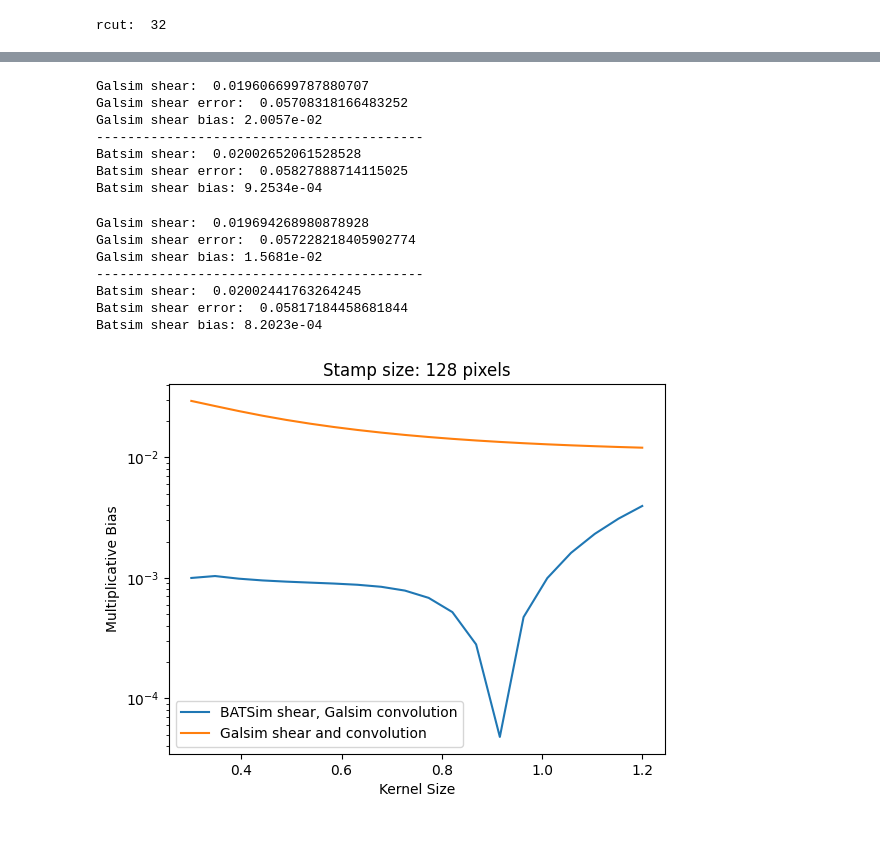
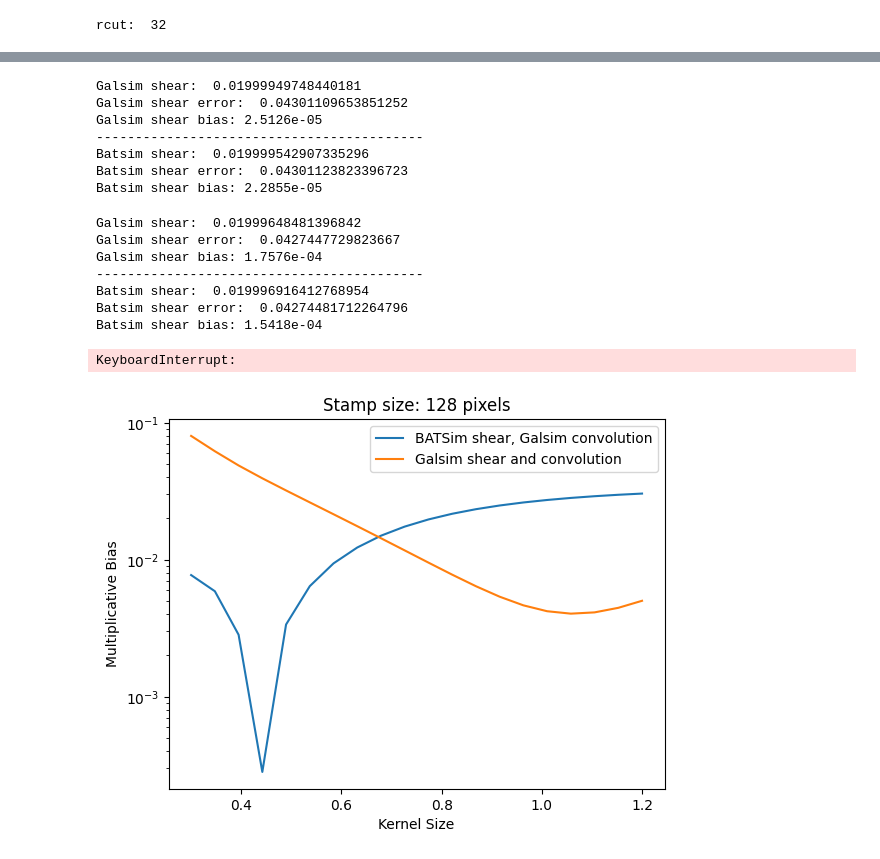
Before and after one commit to CMacM/FPFS-project, a Jupyter notebook: batsim_shear_measurement.ipynb, the cells around one changed output, grey strips where cells are left out. Drawn from its saved outputs; the diff is of its cells as text; code cells hidden in the pictures.

Commit message:
Added scripts for multiplicative bias tests and generating IA sims

```diff
--- a/batsim_shear_measurement.ipynb
+++ b/batsim_shear_measurement.ipynb
@@ -16,13 +18,11 @@ from tqdm import tqdm, trange
 cosmos_cat = galsim.COSMOSCatalog()
 
 # create a galaxy
-rng = galsim.BaseDeviate(500)
+rng = galsim.BaseDeviate(9)
 randind = cosmos_cat.selectRandomIndex(rng=rng)
 rec = cosmos_cat.getParametricRecord(index=randind)
 
-print(ft)
-gsparams = galsim.GSParams(maximum_fft_size=10000)
-gal = cosmos_cat.makeGalaxy(index=randind, gal_type='parametric', gsparams=gsparams)
+gal = cosmos_cat.makeGalaxy(index=randind, gal_type='parametric')
 
 # get simulation pixel scale and number
 sim_scale = gal.nyquist_scale
@@ -97,8 +112,8 @@ def test_kernel_size(sigma_arcsec, psf_arr, gal_arr_list, scale, rcut):
     # initialize FPFS shear measurement task
     fpTask = fpfs.image.measure_source(psf_arr, sigma_arcsec=sigma_arcsec, pix_scale=scale)
 
-    p1 = measure_nn //2 - rcut
-    p2 = measure_nn //2 - rcut
+    p1 = nn //2 - rcut
+    p2 = nn //2 - rcut
     psf_arr_pad = np.pad(psf_arr, ((p1, p1), (p2, p2)))
 
     all_mms = []
@@ -120,10 +135,10 @@ def test_kernel_size(sigma_arcsec, psf_arr, gal_arr_list, scale, rcut):
     return shear, shear_err, m_bias
 # %%
 # smaller kernel
-kernel1 = 0.5
+kernel1 = 0.4
 
 # measure on galsim galaxies
-shear, shear_err, m_bias = test_kernel_size(sigma_arcsec=kernel1, psf_arr=psf_arr, gal_arr_list=galsim_arrs, scale=measure_scale, rcut=rcut)
+shear, shear_err, m_bias = test_kernel_size(sigma_arcsec=kernel1, psf_arr=psf_arr, gal_arr_list=galsim_arrs, scale=scale, rcut=rcut)
 print("Galsim shear: ", shear)
 print("Galsim shear error: ", shear_err)
 print("Galsim shear bias: %1.4e"%m_bias)
@@ -131,24 +146,24 @@ print("Galsim shear bias: %1.4e"%m_bias)
 print("------------------------------------------")
 
 # measure on batsim galaxies
-shear, shear_err, m_bias = test_kernel_size(sigma_arcsec=kernel1, psf_arr=psf_arr, gal_arr_list=batsim_arrs, scale=measure_scale, rcut=rcut)
+shear, shear_err, m_bias = test_kernel_size(sigma_arcsec=kernel1, psf_arr=psf_arr, gal_arr_list=batsim_arrs, scale=scale, rcut=rcut)
 print("Batsim shear: ", shear)
 print("Batsim shear error: ", shear_err)
 print("Batsim shear bias: %1.4e"%m_bias)
 # %% [output]
-Galsim shear:  0.019606699787880707
-Galsim shear error:  0.05708318166483252
-Galsim shear bias: 2.0057e-02
+Galsim shear:  0.01999949748440181
+Galsim shear error:  0.04301109653851252
+Galsim shear bias: 2.5126e-05
 ------------------------------------------
-Batsim shear:  0.02002652061528528
-Batsim shear error:  0.05827888714115025
-Batsim shear bias: 9.2534e-04
+Batsim shear:  0.019999542907335296
+Batsim shear error:  0.04301123823396723
+Batsim shear bias: 2.2855e-05
 # %%
 # larger kernel
 kernel2 = 0.7
 
 # measure on galsim galaxies
-shear, shear_err, m_bias = test_kernel_size(sigma_arcsec=kernel2, psf_arr=psf_arr, gal_arr_list=galsim_arrs, scale=measure_scale, rcut=rcut)
+shear, shear_err, m_bias = test_kernel_size(sigma_arcsec=kernel2, psf_arr=psf_arr, gal_arr_list=galsim_arrs, scale=scale, rcut=rcut)
 print("Galsim shear: ", shear)
 print("Galsim shear error: ", shear_err)
 print("Galsim shear bias: %1.4e"%m_bias)
@@ -156,18 +171,18 @@ print("Galsim shear bias: %1.4e"%m_bias)
 print("------------------------------------------")
 
 # measure on batsim galaxies
-shear, shear_err, m_bias = test_kernel_size(sigma_arcsec=kernel2, psf_arr=psf_arr, gal_arr_list=batsim_arrs, scale=measure_scale, rcut=rcut)
+shear, shear_err, m_bias = test_kernel_size(sigma_arcsec=kernel2, psf_arr=psf_arr, gal_arr_list=batsim_arrs, scale=scale, rcut=rcut)
 print("Batsim shear: ", shear)
 print("Batsim shear error: ", shear_err)
 print("Batsim shear bias: %1.4e"%m_bias)
 # %% [output]
-Galsim shear:  0.019694268980878928
-Galsim shear error:  0.057228218405902774
-Galsim shear bias: 1.5681e-02
+Galsim shear:  0.01999648481396842
+Galsim shear error:  0.0427447729823667
+Galsim shear bias: 1.7576e-04
 ------------------------------------------
-Batsim shear:  0.02002441763264245
-Batsim shear error:  0.05817184458681844
-Batsim shear bias: 8.2023e-04
+Batsim shear:  0.019996916412768954
+Batsim shear error:  0.04274481712264796
+Batsim shear bias: 1.5418e-04
 # %%
 # Test different kernels
 kernels = np.linspace(0.3,1.2,20)
@@ -177,23 +192,25 @@ batsim_bias = np.empty(len(kernels))
 
 for i in trange(len(kernels)):
     # measure on galsim galaxies
-    _, _, m_bias = test_kernel_size(sigma_arcsec=kernels[i], psf_arr=psf_arr, gal_arr_list=galsim_arrs, scale=measure_scale, rcut=rcut)
+    _, _, m_bias = test_kernel_size(sigma_arcsec=kernels[i], psf_arr=psf_arr, gal_arr_list=galsim_arrs, scale=scale, rcut=rcut)
     galsim_bias[i] = m_bias
 
     # measure on batsim galaxies
-    _, _, m_bias = test_kernel_size(sigma_arcsec=kernels[i], psf_arr=psf_arr, gal_arr_list=batsim_arrs, scale=measure_scale, rcut=rcut)
+    _, _, m_bias = test_kernel_size(sigma_arcsec=kernels[i], psf_arr=psf_arr, gal_arr_list=batsim_arrs, scale=scale, rcut=rcut)
     batsim_bias[i] = m_bias
+# %% [output]
+KeyboardInterrupt:
 # %%
 plt.plot(kernels, abs(batsim_bias), label='BATSim shear, Galsim convolution')
 plt.plot(kernels, abs(galsim_bias), label='Galsim shear and convolution')
 plt.legend()
 plt.xlabel('Kernel Size')
 plt.ylabel('Multiplicative Bias')
 plt.yscale('log')
-plt.title('Stamp size: %d pixels'%measure_nn)
-plt.savefig('kernel_size_bias-stamp%d.png'%measure_nn, dpi=300)
+plt.title('Stamp size: %d pixels'%nn)
+plt.savefig('kernel_size_bias-stamp%d.png'%nn, dpi=300)
 # %% [output]
-[figure, old version]
+[figure, new version]
 # %%
 plt.imshow(batsim_arrs[0] - galsim_arrs[0])
 plt.colorbar()
```
Also changed, not shown: parts of 7 cells of this notebook, 5 other files.
